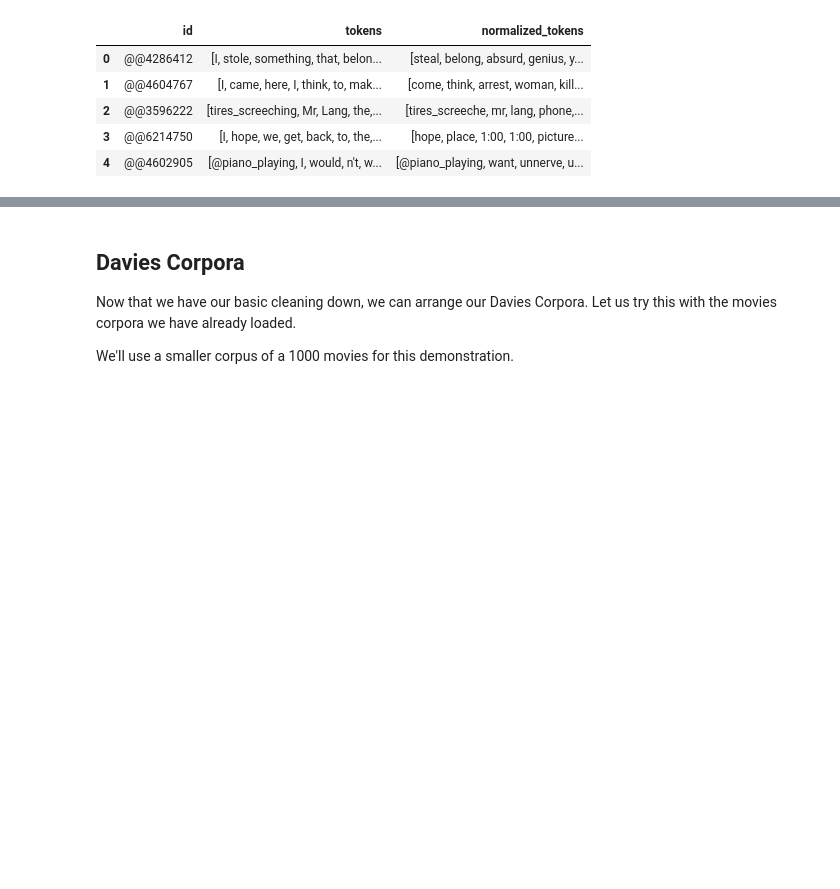
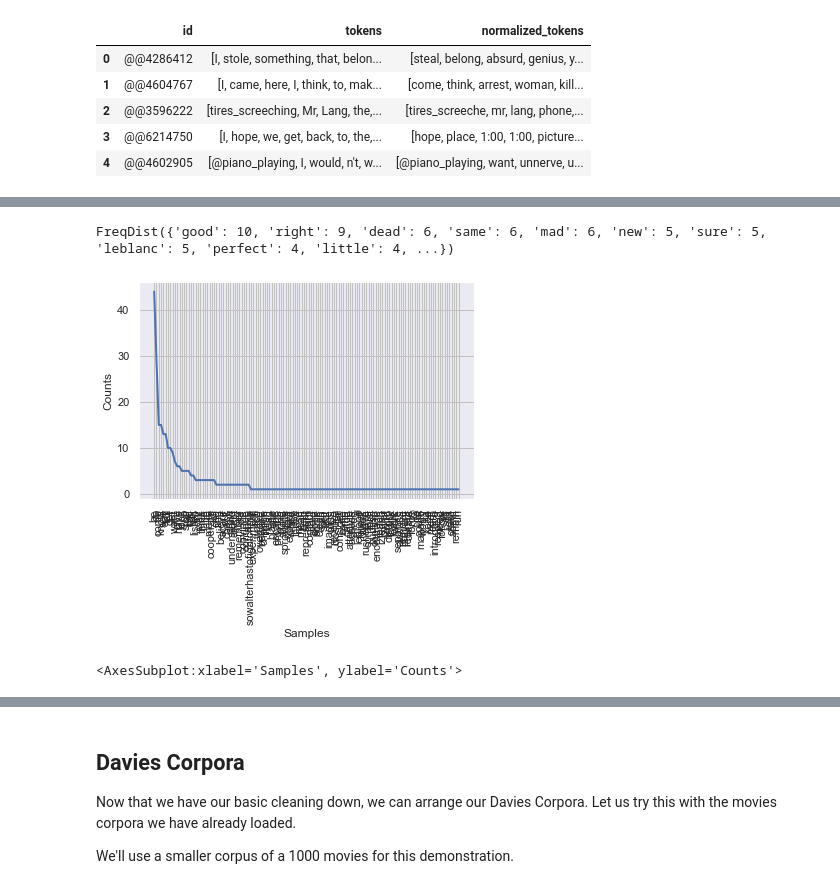
Before and after one commit to ZacharyHinds/HomeworkNotebooks, a Jupyter notebook: week-2/2-Computational-Linguistics.ipynb, the cells around one changed output, grey strips where cells are left out. Drawn from its saved outputs; the diff is of its cells as text; code cells hidden in the pictures; blank space fills up the shorter version.

```diff
--- a/week-2/2-Computational-Linguistics.ipynb
+++ b/week-2/2-Computational-Linguistics.ipynb
@@ -855,0 +897,11 @@ plt.figure
+# %%
+sampled_dist_POStoWord = nltk.ConditionalFreqDist((p, w) for w, p in sampled_df['normalized_tokens_POS'].sum())
+# %%
+sampled_dist_POStoWord['JJ']
+# %% [output]
+FreqDist({'good': 10, 'right': 9, 'dead': 6, 'same': 6, 'mad': 6, 'new': 5, 'sure': 5, 'leblanc': 5, 'perfect': 4, 'little': 4, ...})
+# %%
+sampled_dist_POStoWord['VB'].plot()
+# %% [output]
+[figure, added]
+<AxesSubplot:xlabel='Samples', ylabel='Counts'>
```
Also changed, not shown: parts of 61 cells of this notebook.
